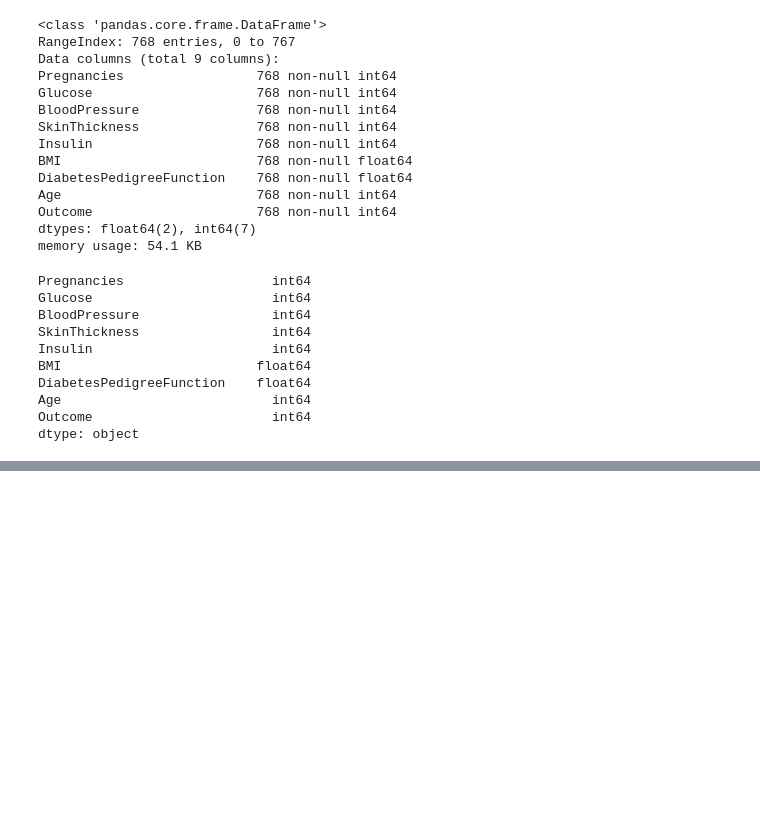
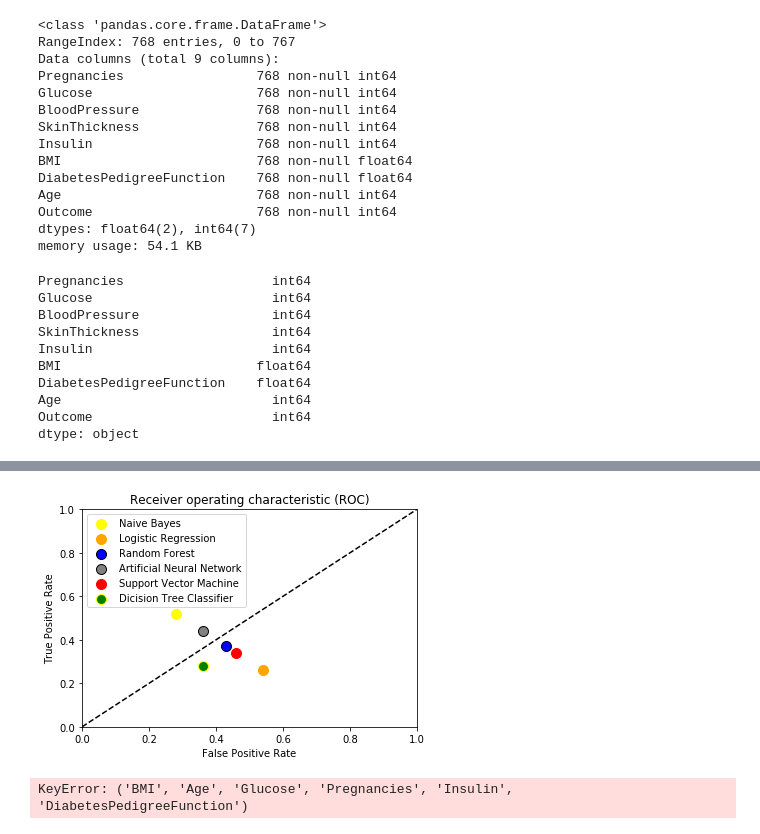
Before and after one commit to Suhask98/Diabetes-prediction, a Jupyter notebook: diabetes_code.ipynb, the cells around one changed output, grey strips where cells are left out. Drawn from its saved outputs; the diff is of its cells as text; code cells hidden in the pictures; blank space fills up the shorter version.

```diff
--- a/diabetes_code.ipynb
+++ b/diabetes_code.ipynb
@@ -204,0 +235,53 @@ plt.show()
+# %%
+# fpr, tpr
+naive_bayes = np.array([0.28, 0.52])
+logistic = np.array([0.54, 0.26])
+random_forest = np.array([0.43, 0.37])
+ann = np.array([0.36, 0.44])
+svm = np.array([0.46, 0.34])
+dt = np.array([0.52, 0.28])
+
+#plotting
+plt.scatter(naive_bayes[0], naive_bayes[1], label = 'Naive Bayes', facecolors='yellow', edgecolors='yellow', s=100)
+plt.scatter(logistic[0], logistic[1], label = 'Logistic Regression', facecolors='orange', edgecolors='orange', s=100)
+plt.scatter(random_forest[0], random_forest[1], label = 'Random Forest', facecolors='blue', edgecolors='black', s=100)
+plt.scatter(ann[0], ann[1], label = 'Artificial Neural Network', facecolors='gray', edgecolors='black', s=100)
+plt.scatter(svm[0], svm[1], label = 'Support Vector Machine', facecolors='red', edgecolors='red', s=100)
+plt.scatter(ann[0], dt[1], label = 'Dicision Tree Classifier', facecolors='green', edgecolors='yellow', s=100)
+
+plt.plot([0, 1], [0, 1], 'k--')
+plt.xlim([0.0, 1.0])
+plt.ylim([0.0, 1.0])
+plt.xlabel('False Positive Rate')
+plt.ylabel('True Positive Rate')
+plt.title('Receiver operating characteristic (ROC)')
+plt.legend(loc='upper left')
+
+plt.show()
+# %% [output]
+[figure, added]
+# %%
+import numpy as np
+import pandas as pd
+from matplotlib import pyplot as plt
+from keras.models import Sequential
+from keras.layers import Dense
+
+df.isna().sum()
+dataframeInNumpy = df['BMI','Age','Glucose','Pregnancies','Insulin','DiabetesPedigreeFunction'] #take the datarame to a numpy typed nd-array
+dataframe = df['Outcome']
+inputVariables = dataframeInNumpy[:,:8]
+outputVariables = dataframe[:,8:]
+
+model = Sequential()
+model.add(Dense(15, input_dim=8, kernel_initializer='random_uniform', activation='relu'))
+model.add(Dense(7, input_dim=8, kernel_initializer='random_uniform', activation='relu'))
+model.add(Dense(1, input_dim=8, kernel_initializer='random_uniform', activation='sigmoid'))
+
+model.compile(loss='binary_crossentropy', optimizer='adam', metrics=['accuracy'])
+model.fit(inputVariables,outputVariables,epochs=500,batch_size=10)
+
+scores = model.evaluate(inputVariables,outputVariables)
+print("\n%s: %.2f%%" % (model.metrics_names[1], scores[1]*100))
+# %% [output]
+KeyError: ('BMI', 'Age', 'Glucose', 'Pregnancies', 'Insulin', 'DiabetesPedigreeFunction')
```
Also changed, not shown: parts of 12 cells of this notebook.
